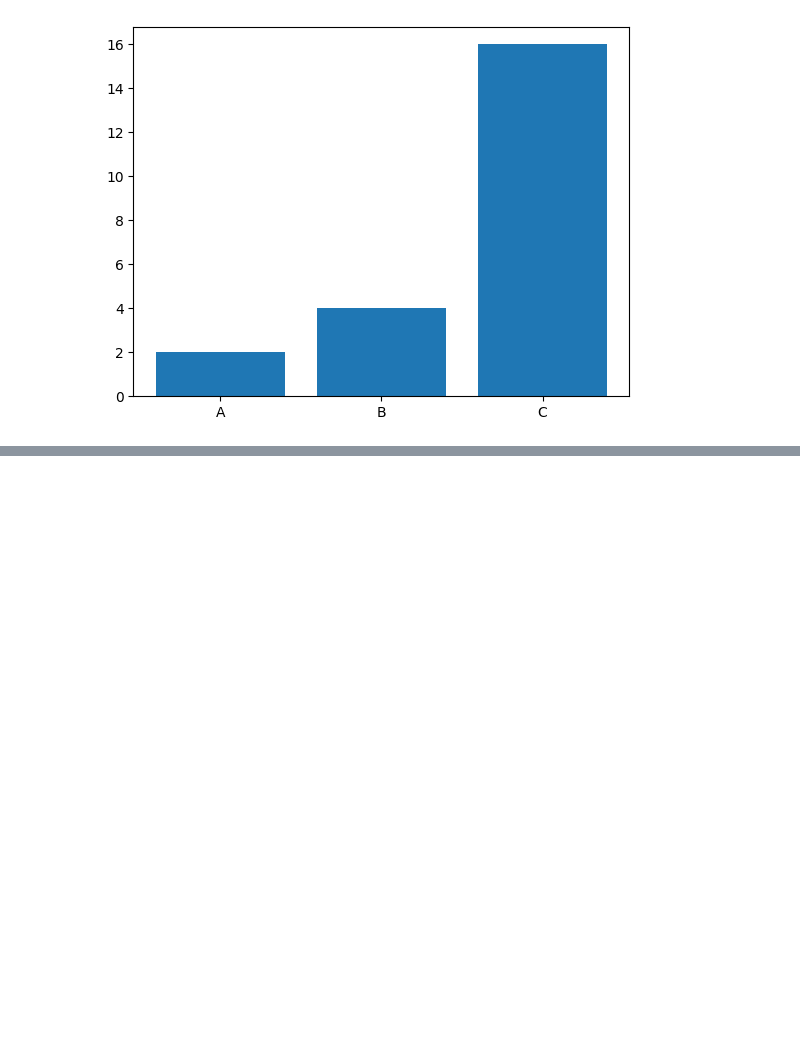
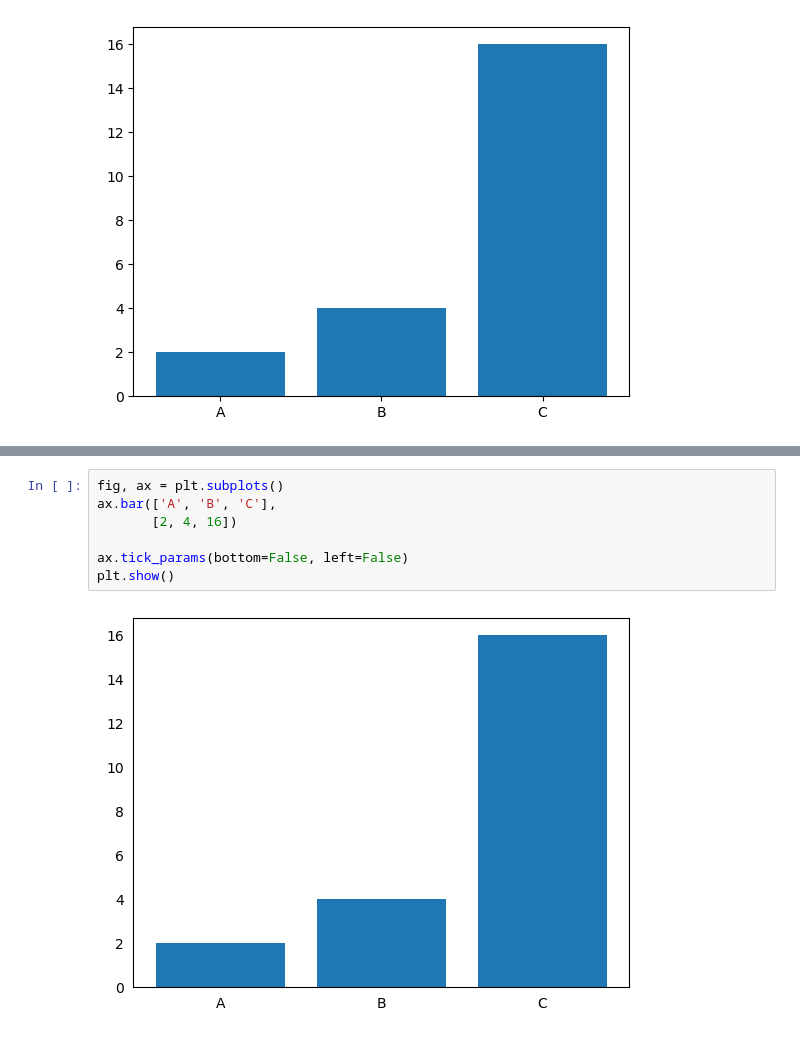
Before and after one commit to dev-alissonalves/data-scientist-dataquest, a Jupyter notebook: part02 - data_analysis_and_visualization/3-telling-stories-using-data-visualization/notebooks/00-design_for_an_audience.ipynb, the cells around one changed output, grey strips where cells are left out. Saved outputs shown, nothing was run; the diff lists cells and outputs as text; blank space fills up the shorter version.

```diff
--- a/part02 - data_analysis_and_visualization/3-telling-stories-using-data-visualization/notebooks/00-design_for_an_audience.ipynb
+++ b/part02 - data_analysis_and_visualization/3-telling-stories-using-data-visualization/notebooks/00-design_for_an_audience.ipynb
@@ -64,0 +82,9 @@ plt.show()
+# %%
+fig, ax = plt.subplots()
+ax.bar(['A', 'B', 'C'],
+       [2, 4, 16])
+
+ax.tick_params(bottom=False, left=False)
+plt.show()
+# %% [output]
+[figure, added]
```
Also changed, not shown: parts of 7 cells of this notebook.
